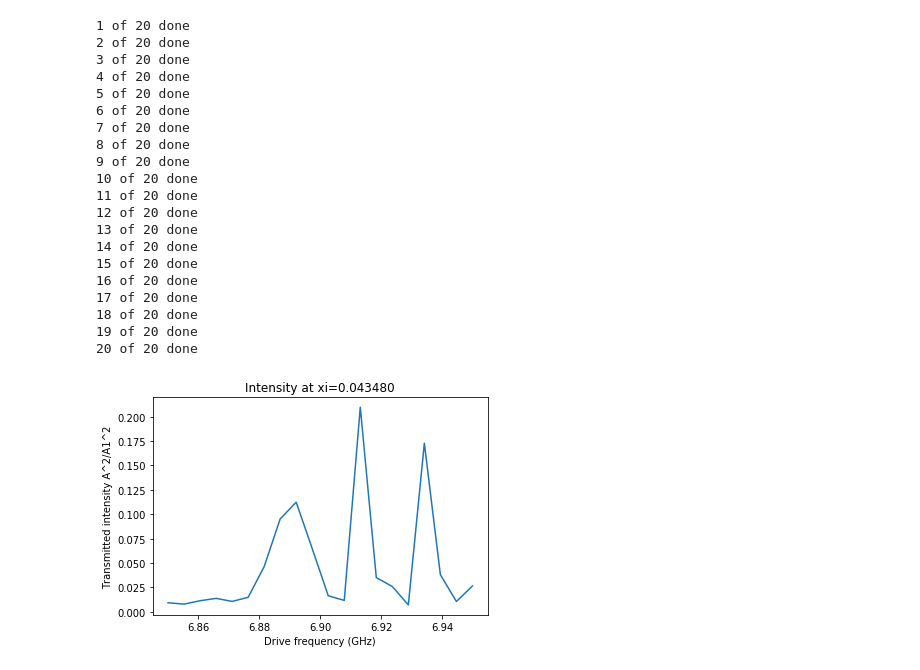
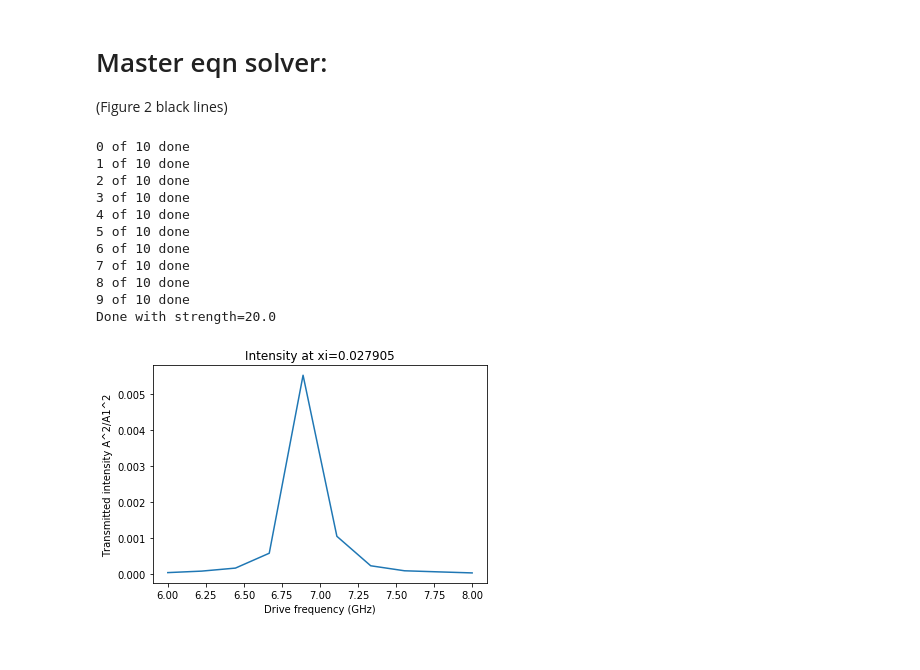
Before and after one commit to conniemiao/ele456_s2020, a Jupyter notebook: bishop_analysis.ipynb, the cells around one changed output. Drawn from its saved outputs; the diff is of its cells as text; code cells hidden in the pictures.

```diff
--- a/bishop_analysis.ipynb
+++ b/bishop_analysis.ipynb
@@ -124 +226,5 @@ def getHjc(xi, wd, jkets):
+# %% [markdown]
+# Master eqn solver:
+
+(Figure 2 black lines)
 # %%
@@ -169,44 +287,49 @@ def intensity(xi, wd, EC, EJ):
 # %%
 # Figure 2
 
 # this needs to be like 500 or sthg, but this already takes forever
-nPoints = 20
-xData = np.linspace(6.85*GHz, 6.95*GHz, num = nPoints)
-yData = []
+nPoints = 10
+xData = np.linspace(6*GHz, 8*GHz, num = nPoints)
+fig2FullYData = []
 
-# drive strength (temporary)
-xi = wd/1000
-for i, fd in enumerate(xData):
-    yData.append(intensity(xi, fd*2*np.pi, EJ, EC))
-    print("%d of %d done" % (i+1, nPoints))
+
+# drive strength: expect supersplitting when strength>1
+# strengths = [0.8, 5, 20, 100]
+strengths = [20]
+for strength in strengths:
+    xi = (1/np.sqrt(2*T1p*T2p))*strength
+    fig2FullYData = []
+    for i, fd in enumerate(xData):
+#         if i % 10 == 0:
+#             print("%d of %d done" % (i, nPoints))
+        print("%d of %d done" % (i, nPoints))
+        fig2FullYData.append(intensity(xi, fd*2*np.pi, EC, bestEJ))
+    print("Done with strength=%.1f" % strength)
+
+    plt.plot(xData, fig2FullYData)
+    plt.xlabel('Drive frequency (GHz)')
+    plt.ylabel('Transmitted intensity A^2/A1^2')
+#     plt.ylim(0, 0.1)
+    plt.title("Intensity at xi=%f" % xi)
+    plt.show()
 # %% [output]
-1 of 20 done
-2 of 20 done
-3 of 20 done
-4 of 20 done
-5 of 20 done
-6 of 20 done
-7 of 20 done
-8 of 20 done
-9 of 20 done
-10 of 20 done
-11 of 20 done
-12 of 20 done
-13 of 20 done
-14 of 20 done
-15 of 20 done
-16 of 20 done
-17 of 20 done
-18 of 20 done
-19 of 20 done
-20 of 20 done
+0 of 10 done
+1 of 10 done
+2 of 10 done
+3 of 10 done
+4 of 10 done
+5 of 10 done
+6 of 10 done
+7 of 10 done
+8 of 10 done
+9 of 10 done
+Done with strength=20.0
+[figure, added]
 # %%
-plt.plot(xData, yData)
+plt.plot(xData, fig2FullYData)
 plt.xlabel('Drive frequency (GHz)')
 plt.ylabel('Transmitted intensity A^2/A1^2')
 plt.title("Intensity at xi=%f" % xi)
 plt.show()
 
 # Lol idk why this plot is so weird, maybe just need more points
-# %% [output]
-[figure, removed]
```
Also changed, not shown: parts of 12 cells of this notebook.
